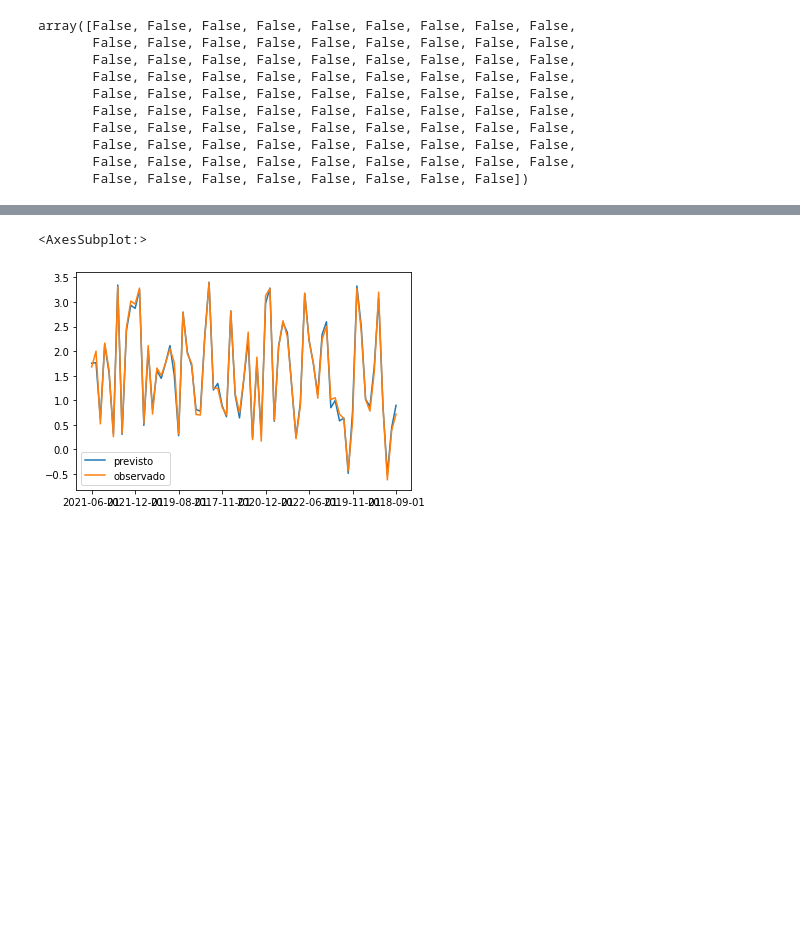
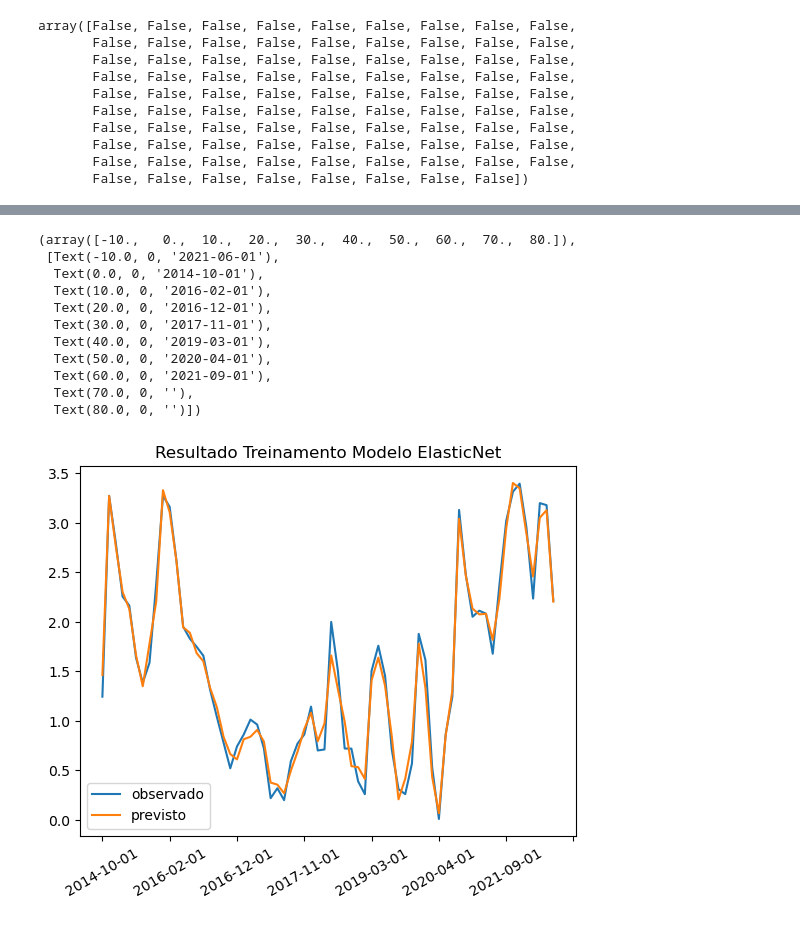
Before and after one commit to jvg0mes/previnflacaoac, a Jupyter notebook: model.ipynb, the cells around one changed output, grey strips where cells are left out. Cells and saved outputs as stored; diff of their text form; code cells hidden in the pictures; blank space fills up the shorter version.

Commit message:
Finalizacao etapa modelagem

```diff
--- a/model.ipynb
+++ b/model.ipynb
@@ -17,3 +21,7 @@ array([False, False, False, False, False, False, False, False, False,
        False, False, False, False, False, False, False, False, False,
        False, False, False, False, False, False, False, False, False,
        False, False, False, False, False, False, False, False])
+# %%
+frame = frame.loc[~np.isin(frame.index,[x for x in ('2020-05-01',
+'2020-06-01',
+'2015-03-01')]),:]
@@ -38,7 +52,7 @@ from sklearn.linear_model import ElasticNet
 from sklearn.metrics import mean_absolute_error as mae
 from sklearn.metrics import mean_absolute_percentage_error as mape
 # %%
-model =ElasticNet(max_iter=100000,alpha=.01)
+model =ElasticNet(max_iter=100000,alpha=.02,)
 # %%
 model = model.fit(X_train,y_train)
 # %%
@@ -132,6 +168,18 @@ cof.merge(bcb_md.astype(str),how='left',left_on='Serie',right_on='Codigo')[['Var
 # %%
-pd.DataFrame({'previsto':model.predict(X_train),'observado':y_train}).plot()
+pd.DataFrame({'observado':y_train,'previsto':model.predict(X_train)}).sort_index().plot()
+plt.title('Resultado Treinamento Modelo ElasticNet')
+plt.xticks(rotation=30)
 # %% [output]
-<AxesSubplot:>
+(array([-10.,   0.,  10.,  20.,  30.,  40.,  50.,  60.,  70.,  80.]),
+ [Text(-10.0, 0, '2021-06-01'),
+  Text(0.0, 0, '2014-10-01'),
+  Text(10.0, 0, '2016-02-01'),
+  Text(20.0, 0, '2016-12-01'),
+  Text(30.0, 0, '2017-11-01'),
+  Text(40.0, 0, '2019-03-01'),
+  Text(50.0, 0, '2020-04-01'),
+  Text(60.0, 0, '2021-09-01'),
+  Text(70.0, 0, ''),
+  Text(80.0, 0, '')])
-[figure, old version]
+[figure, new version]
 # %%
```
Also changed, not shown: parts of 66 cells of this notebook.
